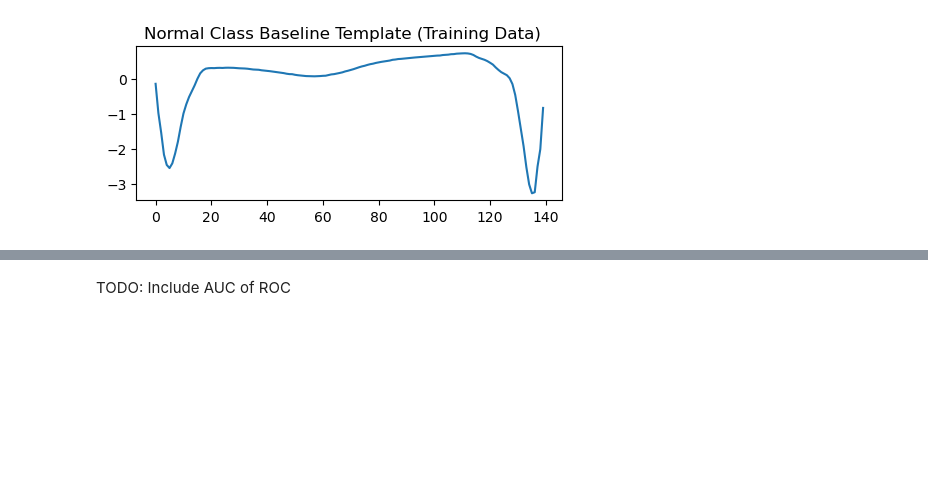
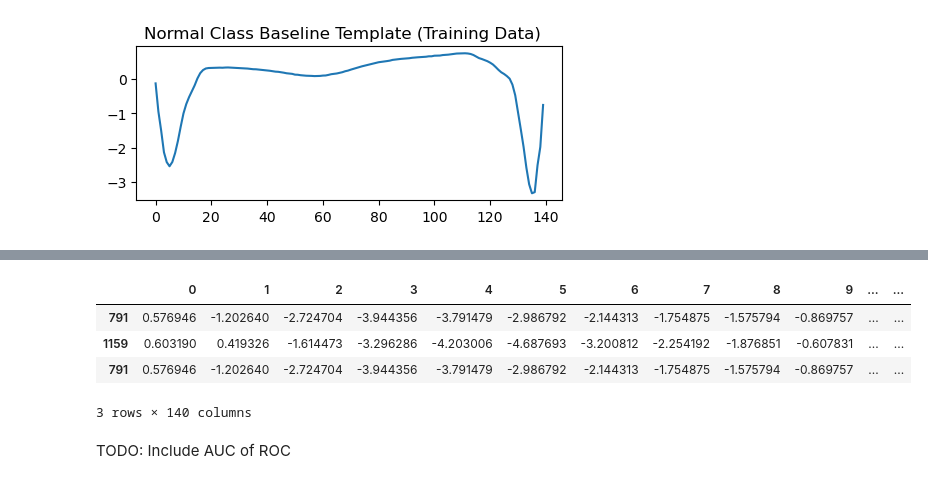
Before and after one commit to dshavoc/aiml-capstone, a Jupyter notebook: capstone.ipynb, the cells around one changed output, grey strips where cells are left out. Saved outputs shown, nothing was run; the diff lists cells and outputs as text; code cells hidden in the pictures; blank space fills up the shorter version.

```diff
--- a/capstone.ipynb
+++ b/capstone.ipynb
@@ -91,6 +95,6 @@ def similarity_vs_template(a):
 # %%
 def plot_least_similar(X, label: object):
-    similarities = X.apply(similarity_vs_template, axis=1)
+    similarities = X.apply(unsimilarity_vs_template, axis=1)
     least_similar_idx = similarities.sort_values(ascending=False).index.tolist()
 
     fig, axes = plt.subplots(3, 2, figsize=(10, 8))
@@ -177,16 +181,16 @@ def baseline_model_fit_score(template, X, y, label, similarity_strat='mse'):
 
     t0 = time.time()
 
-    similarities = X.apply(lambda wfm: similarity(wfm, template, similarity_strat), axis=1)
+    unsimilarities = X.apply(lambda wfm: unsimilarity(wfm, template, similarity_strat), axis=1)
 
     # Grid search
     t1 = time.time()
-    th_grid = np.linspace(similarities.min(), similarities.quantile(0.95), 50)
+    th_grid = np.linspace(unsimilarities.min(), unsimilarities.quantile(0.95), 50)
     acc = []
     precision = []
     recall = []
     for th in th_grid:
-        preds = np.where(similarities < th, 0, 1)
+        preds = np.where(unsimilarities < th, 0, 1)
         acc.append(accuracy_score(y, preds))
         precision.append(precision_score(y, preds))
         recall.append(recall_score(y, preds))
@@ -215,7 +219,7 @@ def baseline_model_fit_score(template, X, y, label, similarity_strat='mse'):
     axes[1].set_title('Precision vs Recall')
 
     # Plot 3: confusion matrix
-    preds = np.where(similarities < best_th, 0, 1)
+    preds = np.where(unsimilarities < best_th, 0, 1)
     ConfusionMatrixDisplay.from_predictions(y, preds, labels=[0, 1], ax=axes[2])
 
     plt.savefig('images/baseline-score-' + label + '-' + similarity_strat + '.png')
@@ -225,7 +229,3 @@ def baseline_model_fit_score(template, X, y, label, similarity_strat='mse'):
     print(f'Best Train subjective:\t{best_subjective.round(3)}')
 
     return (train_time, best_th, best_subjective, best_accuracy)
-# %%
-similarity_strat = 'mse'
-train_time, baseline_th_train, baseline_subjective_train, baseline_accuracy_train = baseline_model_fit_score(
-    baseline_template, X_train, y_train, 'Training', similarity_strat)
@@ -237,14 +232,14 @@ Best Train subjective:  0.972
 # %%
 def baseline_model_predict_score(template, X, y, th_model, label, similarity_strat='mse'):
-    similarities = X.apply(lambda wfm: similarity(wfm, template, similarity_strat), axis=1)
+    unsimilarities = X.apply(lambda wfm: unsimilarity(wfm, template, similarity_strat), axis=1)
 
     # Grid sweep (for the purpose of creating plots)
-    th_grid = np.linspace(similarities.min(), similarities.quantile(0.95), 50)
+    th_grid = np.linspace(unsimilarities.min(), unsimilarities.quantile(0.95), 50)
     acc = []
     precision = []
     recall = []
     for th in th_grid:
-        preds = np.where(similarities < th, 0, 1)
+        preds = np.where(unsimilarities < th, 0, 1)
         acc.append(accuracy_score(y, preds))
         precision.append(precision_score(y, preds))
         recall.append(recall_score(y, preds))
@@ -254,7 +249,7 @@ def baseline_model_predict_score(template, X, y, th_model, label, similarity_str
     score_df['subjective'] = score_df['recall'] * (3/4) + score_df['precision'] * (1/4)
 
     # Calculate score for model threshold used
-    preds = np.where(similarities < th_model, 0, 1)
+    preds = np.where(unsimilarities < th_model, 0, 1)
     precision = precision_score(y, preds)
     recall = recall_score(y, preds)
     subjective = recall * (3/4) + precision * (1/4)
@@ -274,7 +269,7 @@ def baseline_model_predict_score(template, X, y, th_model, label, similarity_str
     axes[1].set_title('Precision vs Recall')
 
     # Plot 3: confusion matrix
-    preds = np.where(similarities < th_model, 0, 1)
+    preds = np.where(unsimilarities < th_model, 0, 1)
     ConfusionMatrixDisplay.from_predictions(y, preds, labels=[0, 1], ax=axes[2])
 
     plt.savefig('images/baseline-score-' + label + '-' + similarity_strat + '.png')
@@ -320,0 +379,9 @@ Test subjective:        0.974
+# %%
+X_yes = X_test.copy().iloc[1:3, :]
+pd.concat([X_yes, a.iloc[1,:].to_frame().T])
+# %% [output]
+|  | 0 | 1 | 2 | 3 | 4 | 5 | 6 | 7 | 8 | 9 | ... | ... |
+| 791 | 0.576946 | -1.202640 | -2.724704 | -3.944356 | -3.791479 | -2.986792 | -2.144313 | -1.754875 | -1.575794 | -0.869757 | ... | ... |
+| 1159 | 0.603190 | 0.419326 | -1.614473 | -3.296286 | -4.203006 | -4.687693 | -3.200812 | -2.254192 | -1.876851 | -0.607831 | ... | ... |
+| 791 | 0.576946 | -1.202640 | -2.724704 | -3.944356 | -3.791479 | -2.986792 | -2.144313 | -1.754875 | -1.575794 | -0.869757 | ... | ... |
+3 rows × 140 columns
```
Also changed, not shown: parts of 12 cells of this notebook.
